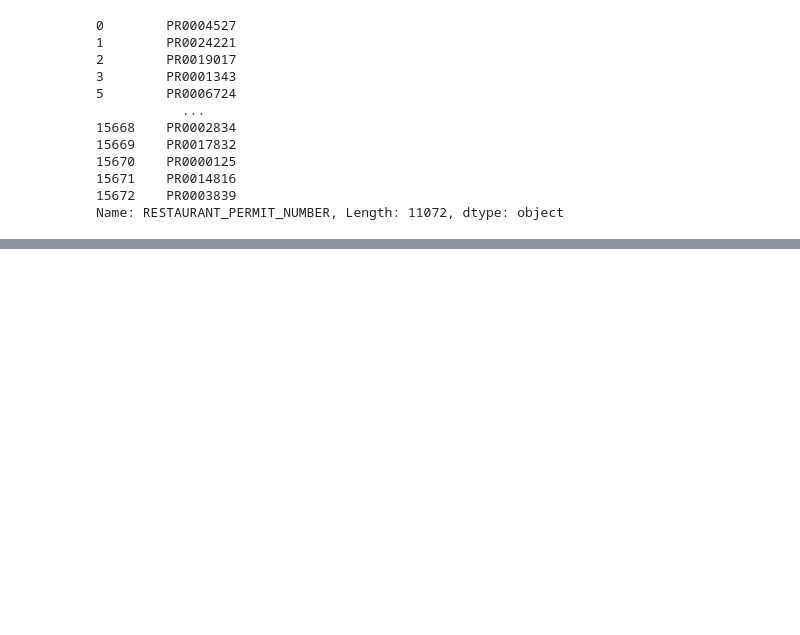
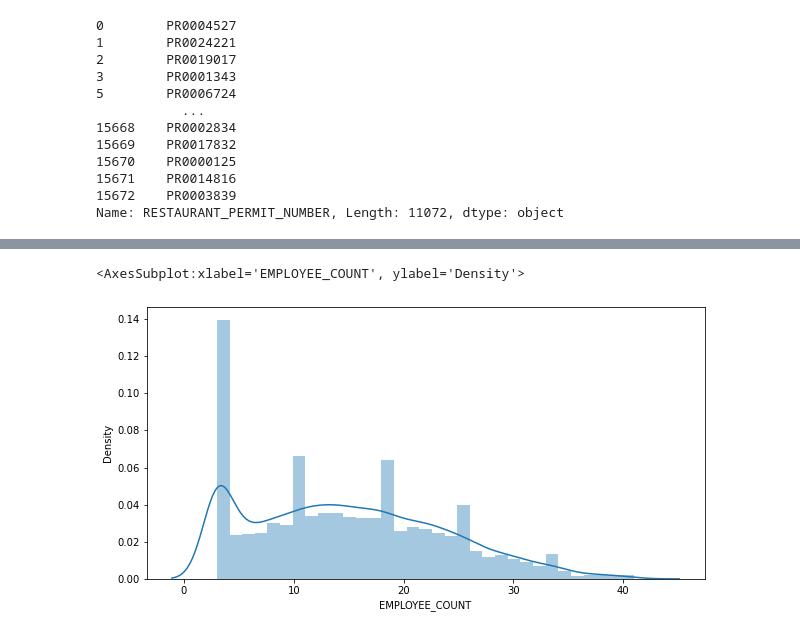
Before and after one commit to SrikarPrayaga06/NW-Modeling-Assessment, a Jupyter notebook: Solution.ipynb, the cells around one changed output, grey strips where cells are left out. Saved outputs shown, nothing was run; the diff lists cells and outputs as text; code cells hidden in the pictures; blank space fills up the shorter version.

```diff
--- a/Solution.ipynb
+++ b/Solution.ipynb
@@ -200,0 +383,9 @@ DAIRY QUEEN
+# %%
+
+# convert to correct datatype and drop rows in  CURRENT_GRADE which include '.\<><1@#&|', 'VPN', 'A+','K','7'
+train['CURRENT_GRADE'] = train['CURRENT_GRADE'].astype('category')
+train = train[~train['CURRENT_GRADE'].isin(['.\<><1@#&|','VPN', 'A+', 'K', '7'])]
+# Convert all rows in CURRENT_GRADE with 'O','N' to 'X'
+train['CURRENT_GRADE'] = train['CURRENT_GRADE'].replace(['O','N'], 'X')
+with pd.option_context('display.max_rows', None, 'display.max_columns', None):  # more options can be specified also
+    print(train['CURRENT_GRADE'].value_counts())
@@ -200,0 +403,6 @@ DAIRY QUEEN
+# %%
+# remove outliers from EMPLOYEE_COUNT column using 3 sigma rule of removing outliers and remove rows with '<0'
+train = train[np.abs(train['EMPLOYEE_COUNT'] - train['EMPLOYEE_COUNT'].mean()) <= (3*train['EMPLOYEE_COUNT'].std())]
+train = train[train['EMPLOYEE_COUNT'] > 0]
+with pd.option_context('display.max_rows', None, 'display.max_columns', None):  # more options can be specified also
+    print(train['EMPLOYEE_COUNT'].value_counts())
@@ -200,0 +427,7 @@ DAIRY QUEEN
+# %%
+#plot the distribution of EMPLOYEE_COUNT after outlier removal
+plt.figure(figsize=(10,5))
+sns.distplot(train['EMPLOYEE_COUNT'])
+# %% [output]
+<AxesSubplot:xlabel='EMPLOYEE_COUNT', ylabel='Density'>
+[figure, added]
```
Also changed, not shown: parts of 28 cells of this notebook.
